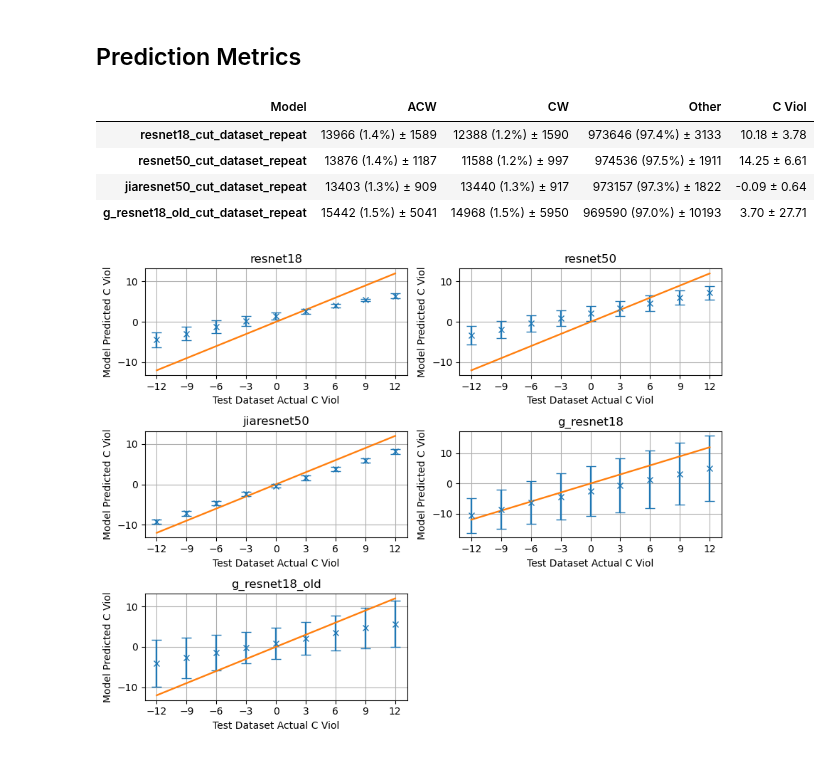
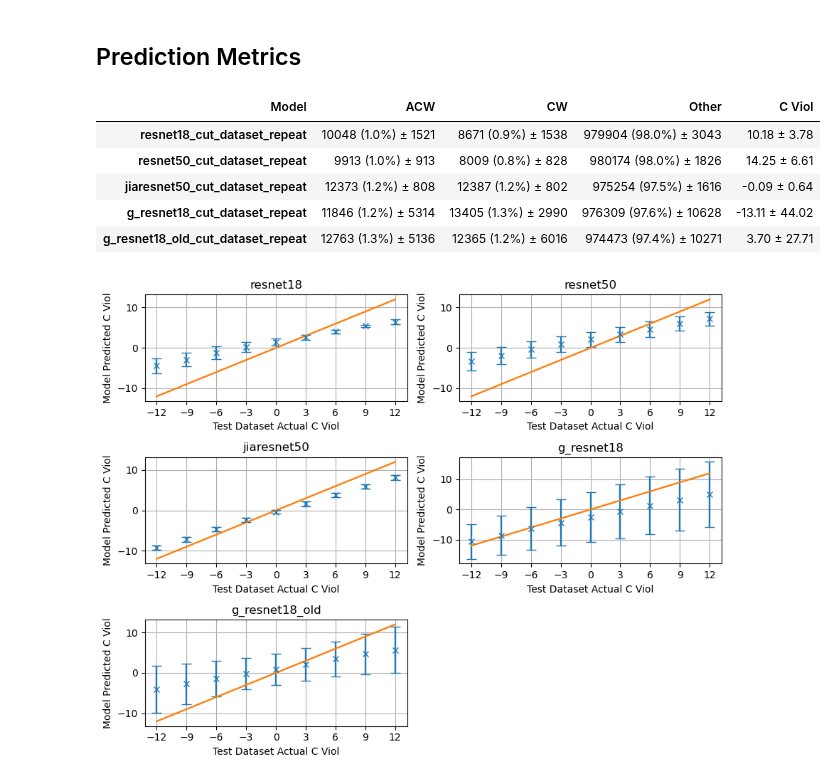
Before and after one commit to neil-power/mphys-galaxy, a Jupyter notebook: Code/model_metrics.ipynb, the cells around one changed output. Drawn from its saved outputs; the diff is of its cells as text; code cells hidden in the pictures.

Commit message:
Added g_resnet18 DESI predictions

```diff
--- a/Code/model_metrics.ipynb
+++ b/Code/model_metrics.ipynb
@@ -96,18 +95,19 @@ def summarise_predictions(model_id,dataset_name,version=0):
 # %%
 model_ids = ['resnet18_cut_dataset_repeat',
              'resnet50_cut_dataset_repeat',
             'jiaresnet50_cut_dataset_repeat',
-            #'g_resnet18_cut_dataset_repeat',
+            'g_resnet18_cut_dataset_repeat',
              'g_resnet18_old_cut_dataset_repeat']
 
 repeat_metrics = get_predict_results_runs(model_ids,5,METRICS_PATH)
 repeat_metrics.head(6)
 # %% [output]
 | Model | ACW | CW | Other | C Viol |
-| resnet18_cut_dataset_repeat | 13966 (1.4%) ± 1589 | 12388 (1.2%) ± 1590 | 973646 (97.4%) ± 3133 | 10.18 ± 3.78 |
-| resnet50_cut_dataset_repeat | 13876 (1.4%) ± 1187 | 11588 (1.2%) ± 997 | 974536 (97.5%) ± 1911 | 14.25 ± 6.61 |
-| jiaresnet50_cut_dataset_repeat | 13403 (1.3%) ± 909 | 13440 (1.3%) ± 917 | 973157 (97.3%) ± 1822 | -0.09 ± 0.64 |
-| g_resnet18_old_cut_dataset_repeat | 15442 (1.5%) ± 5041 | 14968 (1.5%) ± 5950 | 969590 (97.0%) ± 10193 | 3.70 ± 27.71 |
+| resnet18_cut_dataset_repeat | 10048 (1.0%) ± 1521 | 8671 (0.9%) ± 1538 | 979904 (98.0%) ± 3043 | 10.18 ± 3.78 |
+| resnet50_cut_dataset_repeat | 9913 (1.0%) ± 913 | 8009 (0.8%) ± 828 | 980174 (98.0%) ± 1826 | 14.25 ± 6.61 |
+| jiaresnet50_cut_dataset_repeat | 12373 (1.2%) ± 808 | 12387 (1.2%) ± 802 | 975254 (97.5%) ± 1616 | -0.09 ± 0.64 |
+| g_resnet18_cut_dataset_repeat | 11846 (1.2%) ± 5314 | 13405 (1.3%) ± 2990 | 976309 (97.6%) ± 10628 | -13.11 ± 44.02 |
+| g_resnet18_old_cut_dataset_repeat | 12763 (1.3%) ± 5136 | 12365 (1.2%) ± 6016 | 974473 (97.4%) ± 10271 | 3.70 ± 27.71 |
 # %%
 def get_predict_results_runs_cviol(model_ids,c_viols_list,max_runs=5,dataset_name="cut_dataset"):
     repeat_metrics = pd.DataFrame(columns=["C Viol", "C Viol Err"],index=model_ids)
```
Also changed, not shown: parts of 4 cells of this notebook, 5 other files.
